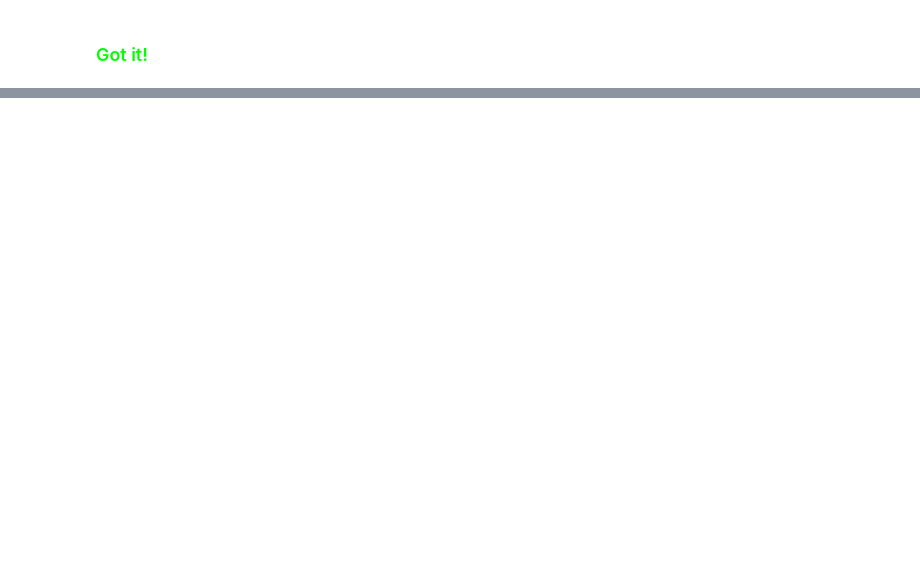
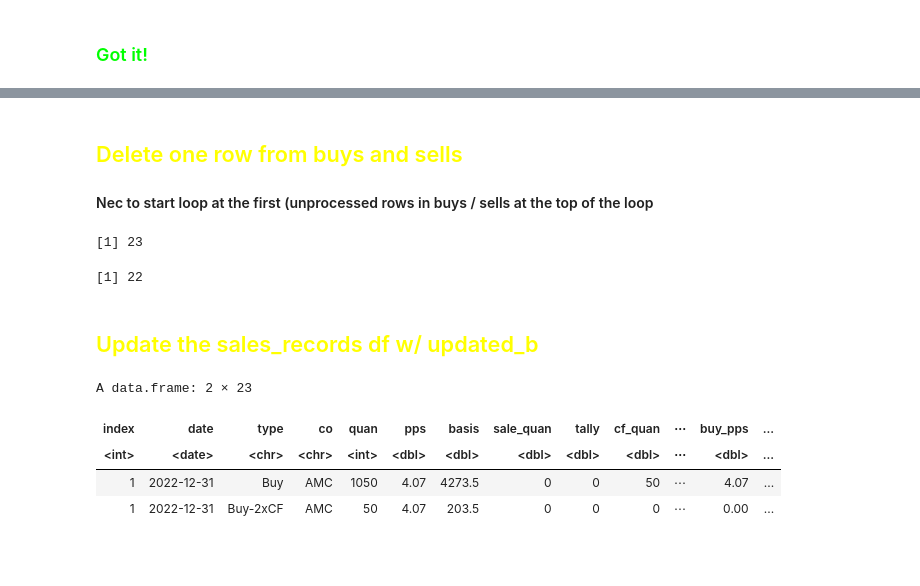
Before and after one commit to GrayCoHub/fifo_by_rows, a Jupyter notebook: fifo_rows_redo.ipynb, the cells around one changed output, grey strips where cells are left out. Cells and saved outputs as stored; diff of their text form; code cells hidden in the pictures; blank space fills up the shorter version.

```diff
--- a/fifo_rows_redo.ipynb
+++ b/fifo_rows_redo.ipynb
@@ -459,3 +388,0 @@ df_records <- when_cf(b, s, df_records)
-# %%
-buys <- snips(b,buys, df_records)
-sells <- sell_snip(sells)
@@ -546,13 +390,0 @@ s
-# %%
-# Call the combo function, will return a list of dfs
-dfs <- create_dfs()
-
-# Access the dataframes from returned list
-df <- dfs$df
-# df_records <- dfs$df_records
-buys <- dfs$buys
-sells <- dfs$sells
-
-b <- row_b(b)
-s <- row_s(s)
-df_records <- b
@@ -562,19 +390,0 @@ s
-# %%
-for(i in 1:nrow(df[1:2, ])) {
-
-    cat("test print ", i, "\n")
-
-    b <- buys[i,]
-    s <- row_s(s)
-    b
-    s
-    # df_records <- df_create_records(df_records, b, i)
-    df_records <- when_cf(b, s, df_records)
-    buys <- snips(b,buys, df_records)
-    sells <- sell_snip(sells)
-
-    df_records[i,]
-    # print(buys[i, ])
-    # print(sells[i, ])
-    cat("newline ", "\n\n")
-    }
@@ -587,0 +401,5 @@ head(sells,3)
+# %%
+b <- buys[1,]
+s <- sells[1,]
+b
+s
@@ -587,0 +692,32 @@ head(sells,3)
+# %% [markdown]
+## <font color = yellow> Delete one row from buys and sells
+
+#### Nec to start loop at the first (unprocessed rows in buys / sells at the top of the loop
+# %%
+save_sell_one <- data.frame()   #  keep for c/f >> Sell[1, ]
+
+nrow(buys)
+
+save_sell_one <- sells [1, ]
+save_buy_one <- buys[-1,]
+
+buys <- buys[-1, ]
+sells <- sells[-1, ]
+
+nrow(buys)
+# %% [output]
+[1] 23
+[1] 22
+# %% [markdown]
+## <font color = yellow> Update the sales_records df w/ updated_b
+# %%
+sale_records <- rbind(sale_records, updated_b)
+sale_records
+# %% [output]
+A data.frame: 2 × 23
+| index | date | type | co | quan | pps | basis | sale_quan | tally | cf_quan | ⋯ | buy_pps | ... |
+| <int> | <date> | <chr> | <chr> | <int> | <dbl> | <dbl> | <dbl> | <dbl> | <dbl> | ⋯ | <dbl> | ... |
+| 1 | 2022-12-31 | Buy | AMC | 1050 | 4.07 | 4273.5 | 0 | 0 | 50 | ⋯ | 4.07 | ... |
+| 1 | 2022-12-31 | Buy-2xCF | AMC | 50 | 4.07 | 203.5 | 0 | 0 | 0 | ⋯ | 0.00 | ... |
+# %% [markdown]
+## <font color = yellow>
```
Also changed, not shown: parts of 46 cells of this notebook.
